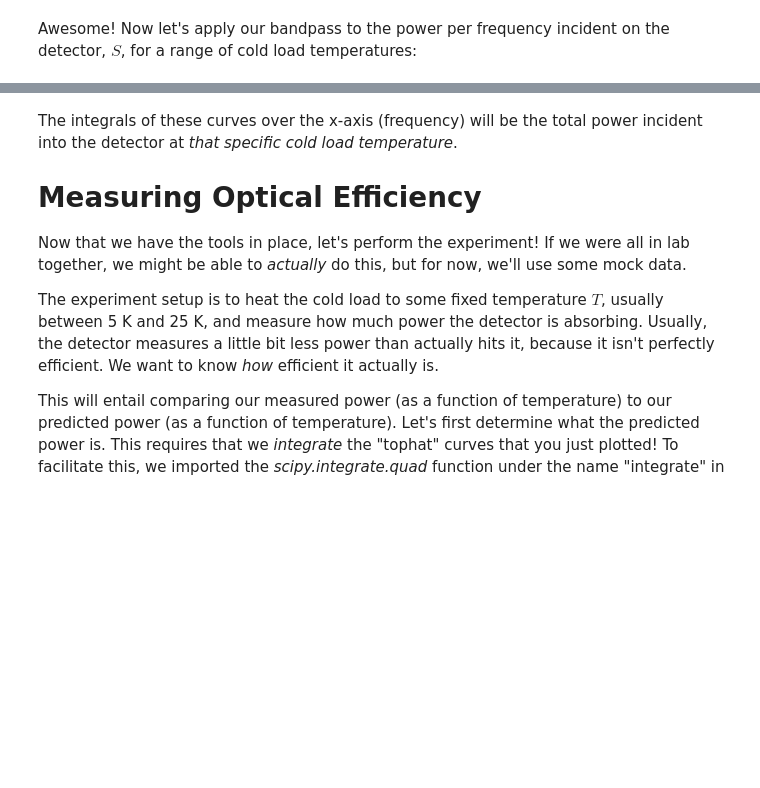
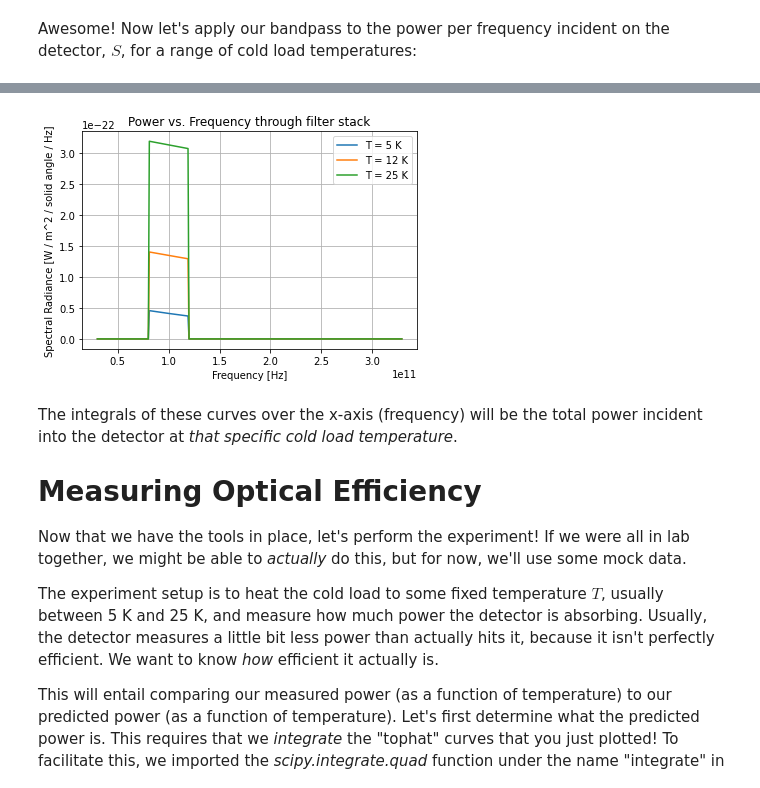
Before and after one commit to JonalynFair/s-nsbp, a Jupyter notebook: 3_Characterizing_Detectors.ipynb, the cells around one changed output, grey strips where cells are left out. Drawn from its saved outputs; the diff is of its cells as text; code cells hidden in the pictures; blank space fills up the shorter version.

```diff
--- a/3_Characterizing_Detectors.ipynb
+++ b/3_Characterizing_Detectors.ipynb
@@ -119,4 +152,8 @@ The "solid angle" we integrate over is from the point of view of the detector. I
 Let's figure out what the ratio of $\Omega$ terms in the front is. I glossed over a subtle point when I defined each $\Omega$: really these are *beam-weighted* solid-angles, which captures the notion that the detectors are more sensitive in the "middle" of the beam than at the edge. The effect is that the ratio of $\Omega$ terms is really just the *fraction* of the beam occupied by the cold load. Earlier we assumed that the cold load is large enough and close enough to the detector that it fills its field-of-view, so this fraction is just 1!
 
 Just one last point: our detectors are sensitive to only *one* of the two linear polarizations of the incoming photons, meaning we just have to tack on an extra factor of 0.5. So finally: $$S(\nu, T) = \frac{h\nu}{e^\left(\frac{h\nu}{kT}\right) - 1}$$ where $S$ is the power *per unit frequency* entering the detector.
+# %%
+# Define a new function S that gives the power per unit frequency entering the detector
+def S(v, T):
+    # your code here
 # %%
@@ -172,3 +239,25 @@ Awesome! Now let's apply our bandpass to the power per frequency incident on the
+# %%
+#@title
+# Pick your range of temperatures, and put them in a list
+# You can use the list "T" from earlier or experiment with your own!
+
+# Plot the product of S and f over the frequency range, for each temperature
+
+for i in range(len(T)):
+    plt.plot(v, S(v, T[i]) * f(v), label = f'T = {T[i]} K')
+
+# Clean up the figure
+plt.xlabel("Frequency [Hz]")
+plt.ylabel("Spectral Radiance [W / m^2 / solid angle / Hz]")
+plt.yscale("linear")
+plt.title("Power vs. Frequency through filter stack")
+plt.legend()
+plt.grid()
+plt.show()
+
+# Each curve should look like a "tophat" -- 0 outside the band and non-zero inside
+# %% [output]
+[figure, added]
 # %% [markdown]
 The integrals of these curves over the x-axis (frequency) will be the total power incident into the detector at *that specific cold load temperature*.
 
```
Also changed, not shown: parts of 11 cells of this notebook.
